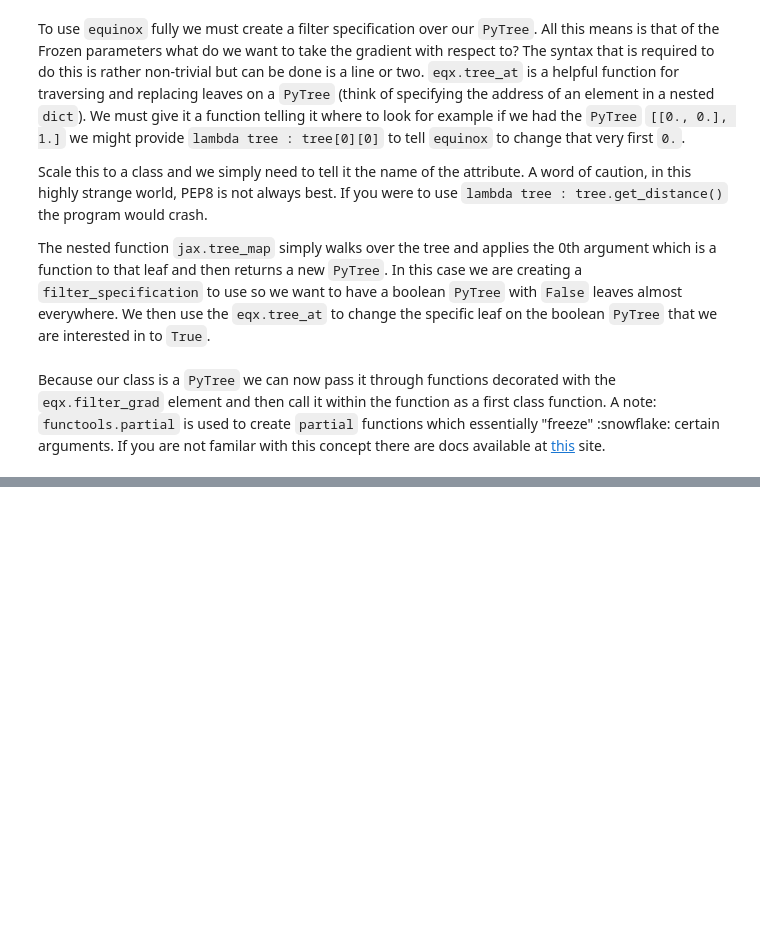
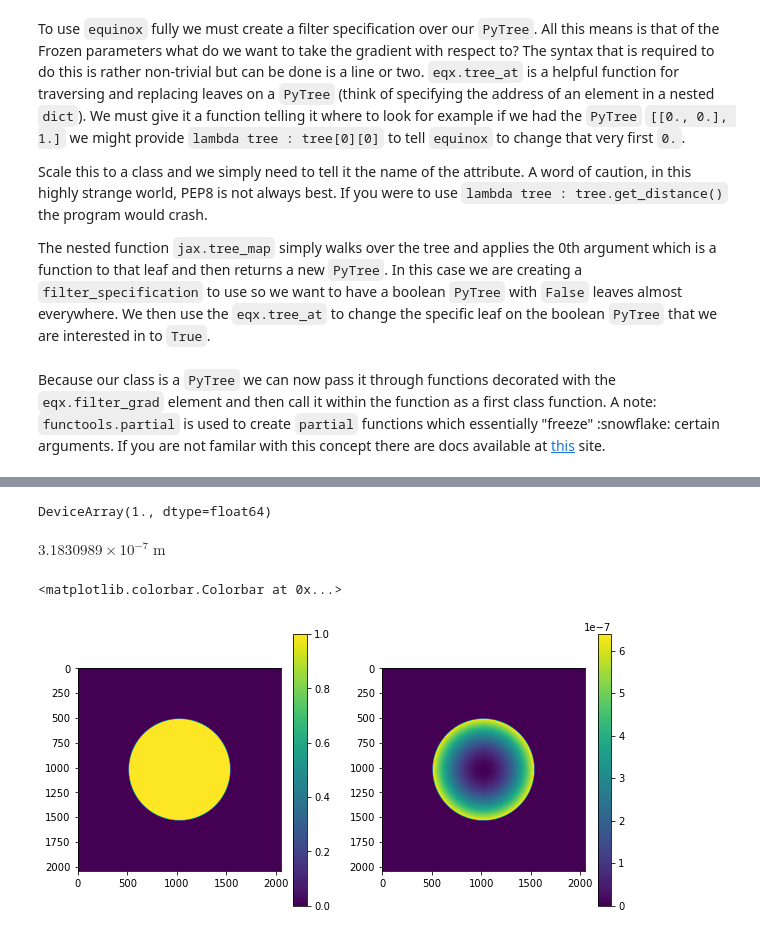
Before and after one commit to anand0xff/dLux, a Jupyter notebook: dLux/dev/FresnelExample.ipynb, the cells around one changed output, grey strips where cells are left out. Cells and saved outputs as stored; diff of their text form; code cells hidden in the pictures; blank space fills up the shorter version.

```diff
--- a/dLux/dev/FresnelExample.ipynb
+++ b/dLux/dev/FresnelExample.ipynb
@@ -205,0 +155,7 @@ pyplot.colorbar()
+# %%
+wavefront *= aperture
+save = wavefront.wavefront.copy()
+wavefront *= converging
+# wavefront.propagate_fresnel(.5 * u.m)
+# wavefront *= diverging
+# wavefront.propagate_fresnel(wavefront.z_w0 - .5 * u.m)
@@ -205,0 +190,8 @@ pyplot.colorbar()
+# %%
+wave.waist_position
+# %% [output]
+DeviceArray(1., dtype=float64)
+# %%
+wavefront.w_0
+# %% [output]
+$3.1830989 \times 10^{-7} \; \mathrm{m}$
@@ -205,0 +200,11 @@ pyplot.colorbar()
+# %%
+pyplot.figure(figsize=(10, 5))
+pyplot.subplot(1, 2, 1)
+pyplot.imshow(wave.amplitude)
+pyplot.colorbar()
+pyplot.subplot(1, 2, 2)
+pyplot.imshow(wave.phase)
+pyplot.colorbar()
+# %% [output]
+<matplotlib.colorbar.Colorbar at 0x...>
+[figure, added]
```
Also changed, not shown: parts of 28 cells of this notebook, 1 other file.
